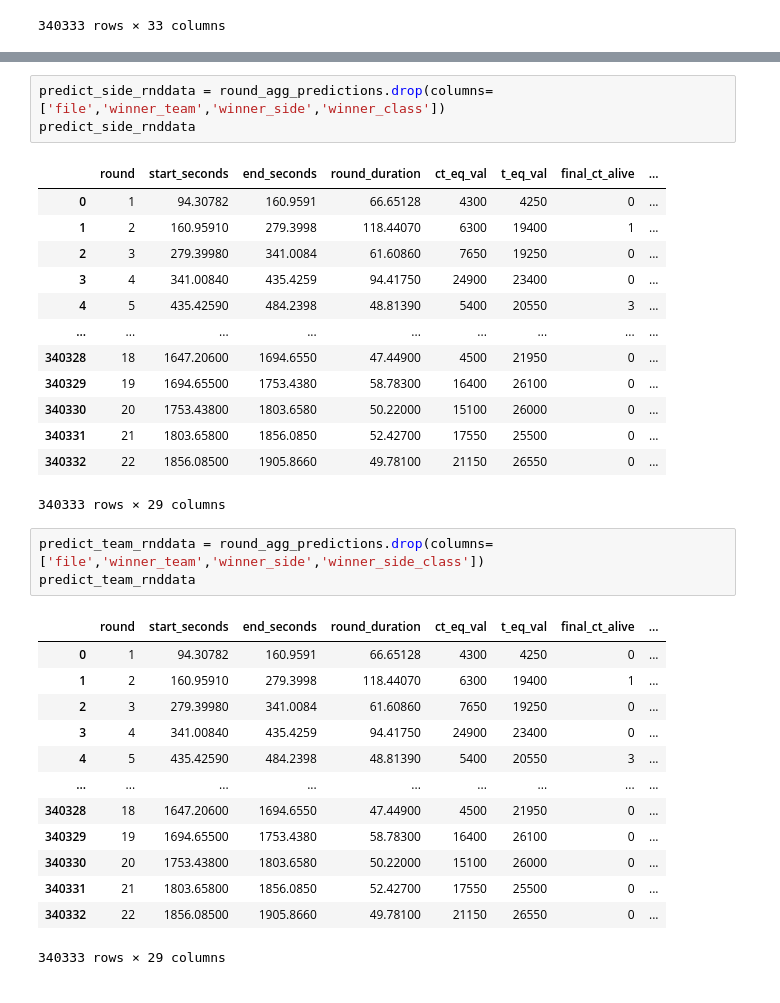
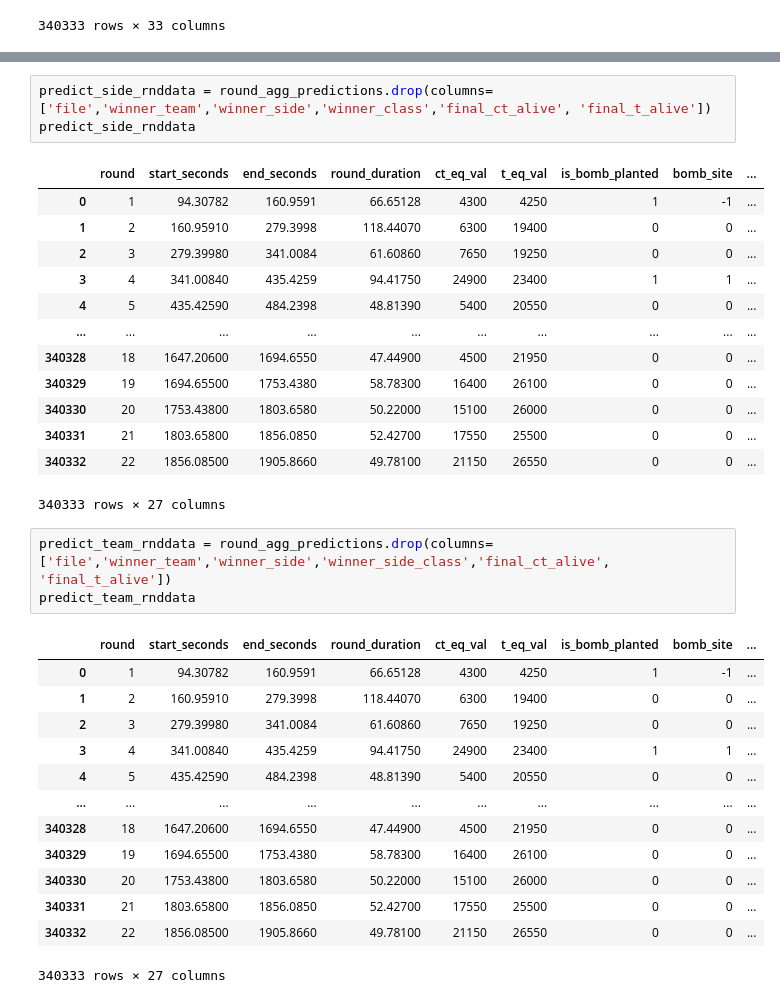
Before and after one commit to gandhimonil9823/CS_GO_Analysis, a Jupyter notebook: preprocessing/Aggregate_data_rounds.ipynb, the cells around one changed output, grey strips where cells are left out. Cells and saved outputs as stored; diff of their text form.

```diff
--- a/preprocessing/Aggregate_data_rounds.ipynb
+++ b/preprocessing/Aggregate_data_rounds.ipynb
@@ -723,34 +723,34 @@ Wall time: 3.77 s
 # %%
-predict_side_rnddata = round_agg_predictions.drop(columns=['file','winner_team','winner_side','winner_class'])
+predict_side_rnddata = round_agg_predictions.drop(columns=['file','winner_team','winner_side','winner_class','final_ct_alive', 'final_t_alive'])
 predict_side_rnddata
 # %% [output]
-|  | round | start_seconds | end_seconds | round_duration | ct_eq_val | t_eq_val | final_ct_alive | ... |
-| 0 | 1 | 94.30782 | 160.9591 | 66.65128 | 4300 | 4250 | 0 | ... |
-| 1 | 2 | 160.95910 | 279.3998 | 118.44070 | 6300 | 19400 | 1 | ... |
-| 2 | 3 | 279.39980 | 341.0084 | 61.60860 | 7650 | 19250 | 0 | ... |
-| 3 | 4 | 341.00840 | 435.4259 | 94.41750 | 24900 | 23400 | 0 | ... |
-| 4 | 5 | 435.42590 | 484.2398 | 48.81390 | 5400 | 20550 | 3 | ... |
-| ... | ... | ... | ... | ... | ... | ... | ... | ... |
-| 340328 | 18 | 1647.20600 | 1694.6550 | 47.44900 | 4500 | 21950 | 0 | ... |
-| 340329 | 19 | 1694.65500 | 1753.4380 | 58.78300 | 16400 | 26100 | 0 | ... |
-| 340330 | 20 | 1753.43800 | 1803.6580 | 50.22000 | 15100 | 26000 | 0 | ... |
-| 340331 | 21 | 1803.65800 | 1856.0850 | 52.42700 | 17550 | 25500 | 0 | ... |
-| 340332 | 22 | 1856.08500 | 1905.8660 | 49.78100 | 21150 | 26550 | 0 | ... |
+|  | round | start_seconds | end_seconds | round_duration | ct_eq_val | t_eq_val | is_bomb_planted | bomb_site | ... |
+| 0 | 1 | 94.30782 | 160.9591 | 66.65128 | 4300 | 4250 | 1 | -1 | ... |
+| 1 | 2 | 160.95910 | 279.3998 | 118.44070 | 6300 | 19400 | 0 | 0 | ... |
+| 2 | 3 | 279.39980 | 341.0084 | 61.60860 | 7650 | 19250 | 0 | 0 | ... |
+| 3 | 4 | 341.00840 | 435.4259 | 94.41750 | 24900 | 23400 | 1 | 1 | ... |
+| 4 | 5 | 435.42590 | 484.2398 | 48.81390 | 5400 | 20550 | 0 | 0 | ... |
+| ... | ... | ... | ... | ... | ... | ... | ... | ... | ... |
+| 340328 | 18 | 1647.20600 | 1694.6550 | 47.44900 | 4500 | 21950 | 0 | 0 | ... |
+| 340329 | 19 | 1694.65500 | 1753.4380 | 58.78300 | 16400 | 26100 | 0 | 0 | ... |
+| 340330 | 20 | 1753.43800 | 1803.6580 | 50.22000 | 15100 | 26000 | 0 | 0 | ... |
+| 340331 | 21 | 1803.65800 | 1856.0850 | 52.42700 | 17550 | 25500 | 0 | 0 | ... |
+| 340332 | 22 | 1856.08500 | 1905.8660 | 49.78100 | 21150 | 26550 | 0 | 0 | ... |
-340333 rows × 29 columns
+340333 rows × 27 columns
 # %%
-predict_team_rnddata = round_agg_predictions.drop(columns=['file','winner_team','winner_side','winner_side_class'])
+predict_team_rnddata = round_agg_predictions.drop(columns=['file','winner_team','winner_side','winner_side_class','final_ct_alive', 'final_t_alive'])
 predict_team_rnddata
 # %% [output]
-|  | round | start_seconds | end_seconds | round_duration | ct_eq_val | t_eq_val | final_ct_alive | ... |
-| 0 | 1 | 94.30782 | 160.9591 | 66.65128 | 4300 | 4250 | 0 | ... |
-| 1 | 2 | 160.95910 | 279.3998 | 118.44070 | 6300 | 19400 | 1 | ... |
-| 2 | 3 | 279.39980 | 341.0084 | 61.60860 | 7650 | 19250 | 0 | ... |
-| 3 | 4 | 341.00840 | 435.4259 | 94.41750 | 24900 | 23400 | 0 | ... |
-| 4 | 5 | 435.42590 | 484.2398 | 48.81390 | 5400 | 20550 | 3 | ... |
-| ... | ... | ... | ... | ... | ... | ... | ... | ... |
-| 340328 | 18 | 1647.20600 | 1694.6550 | 47.44900 | 4500 | 21950 | 0 | ... |
-| 340329 | 19 | 1694.65500 | 1753.4380 | 58.78300 | 16400 | 26100 | 0 | ... |
-| 340330 | 20 | 1753.43800 | 1803.6580 | 50.22000 | 15100 | 26000 | 0 | ... |
-| 340331 | 21 | 1803.65800 | 1856.0850 | 52.42700 | 17550 | 25500 | 0 | ... |
-| 340332 | 22 | 1856.08500 | 1905.8660 | 49.78100 | 21150 | 26550 | 0 | ... |
+|  | round | start_seconds | end_seconds | round_duration | ct_eq_val | t_eq_val | is_bomb_planted | bomb_site | ... |
+| 0 | 1 | 94.30782 | 160.9591 | 66.65128 | 4300 | 4250 | 1 | -1 | ... |
+| 1 | 2 | 160.95910 | 279.3998 | 118.44070 | 6300 | 19400 | 0 | 0 | ... |
+| 2 | 3 | 279.39980 | 341.0084 | 61.60860 | 7650 | 19250 | 0 | 0 | ... |
+| 3 | 4 | 341.00840 | 435.4259 | 94.41750 | 24900 | 23400 | 1 | 1 | ... |
+| 4 | 5 | 435.42590 | 484.2398 | 48.81390 | 5400 | 20550 | 0 | 0 | ... |
+| ... | ... | ... | ... | ... | ... | ... | ... | ... | ... |
+| 340328 | 18 | 1647.20600 | 1694.6550 | 47.44900 | 4500 | 21950 | 0 | 0 | ... |
+| 340329 | 19 | 1694.65500 | 1753.4380 | 58.78300 | 16400 | 26100 | 0 | 0 | ... |
+| 340330 | 20 | 1753.43800 | 1803.6580 | 50.22000 | 15100 | 26000 | 0 | 0 | ... |
+| 340331 | 21 | 1803.65800 | 1856.0850 | 52.42700 | 17550 | 25500 | 0 | 0 | ... |
+| 340332 | 22 | 1856.08500 | 1905.8660 | 49.78100 | 21150 | 26550 | 0 | 0 | ... |
-340333 rows × 29 columns
+340333 rows × 27 columns
```
Also changed, not shown: parts of 12 cells of this notebook.
